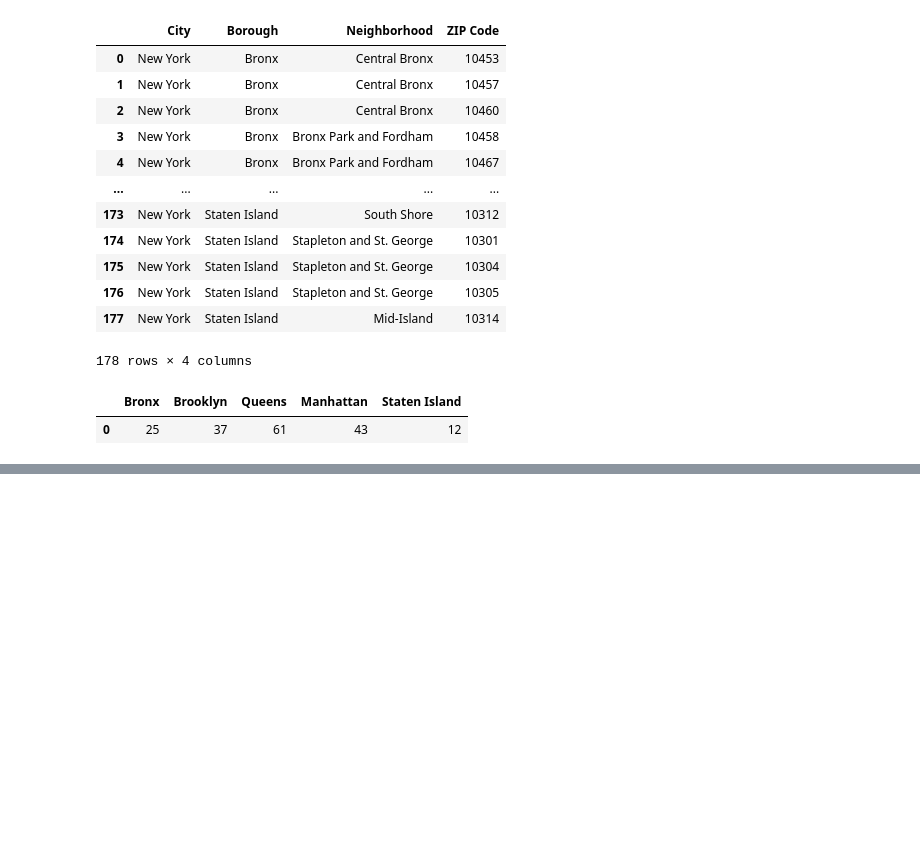
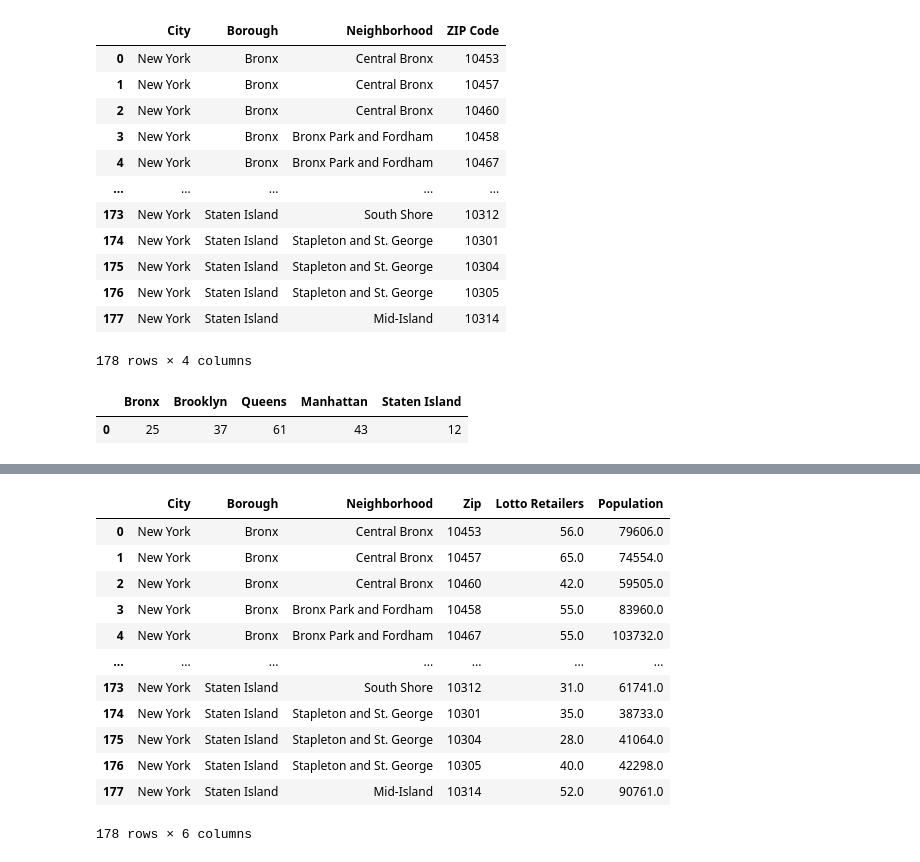
Before and after one commit to kimcrine/project_1, a Jupyter notebook: borough_dataframe.ipynb, the cells around one changed output, grey strips where cells are left out. Drawn from its saved outputs; the diff is of its cells as text; code cells hidden in the pictures; blank space fills up the shorter version.

```diff
--- a/borough_dataframe.ipynb
+++ b/borough_dataframe.ipynb
@@ -128,0 +299,24 @@ lotto_df.head()
+# %%
+# File to Load (Remember to Change These)
+file_to_load = "Resources/zip_pops.csv"
+
+# Read Purchasing File and store into Pandas data frame
+pop_df = pd.read_csv(file_to_load)
+
+Ret_Pop_df = pd.merge(Retailers_df, pop_df, on="Zip", how="left")
+
+Ret_Pop_df
+# %% [output]
+|  | City | Borough | Neighborhood | Zip | Lotto Retailers | Population |
+| 0 | New York | Bronx | Central Bronx | 10453 | 56.0 | 79606.0 |
+| 1 | New York | Bronx | Central Bronx | 10457 | 65.0 | 74554.0 |
+| 2 | New York | Bronx | Central Bronx | 10460 | 42.0 | 59505.0 |
+| 3 | New York | Bronx | Bronx Park and Fordham | 10458 | 55.0 | 83960.0 |
+| 4 | New York | Bronx | Bronx Park and Fordham | 10467 | 55.0 | 103732.0 |
+| ... | ... | ... | ... | ... | ... | ... |
+| 173 | New York | Staten Island | South Shore | 10312 | 31.0 | 61741.0 |
+| 174 | New York | Staten Island | Stapleton and St. George | 10301 | 35.0 | 38733.0 |
+| 175 | New York | Staten Island | Stapleton and St. George | 10304 | 28.0 | 41064.0 |
+| 176 | New York | Staten Island | Stapleton and St. George | 10305 | 40.0 | 42298.0 |
+| 177 | New York | Staten Island | Mid-Island | 10314 | 52.0 | 90761.0 |
+178 rows × 6 columns
```
Also changed, not shown: parts of 11 cells of this notebook, 2 other files.
